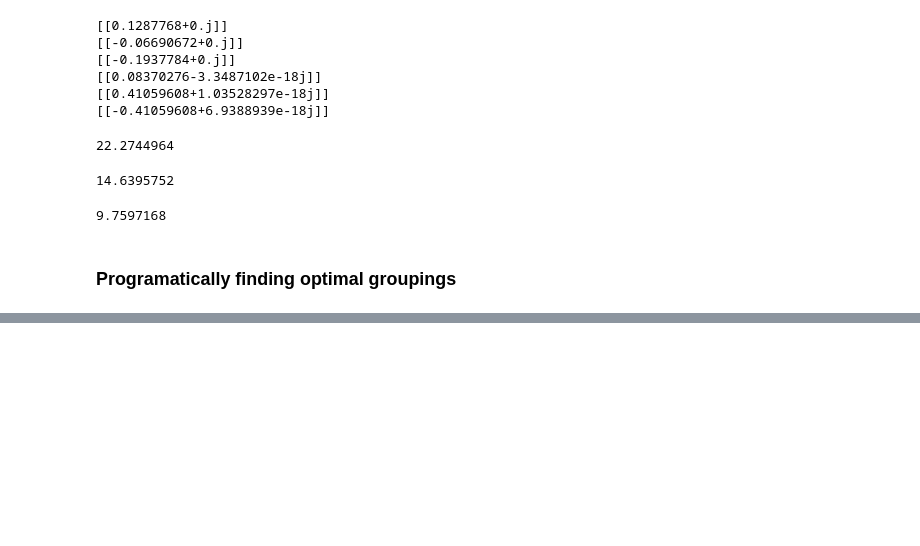
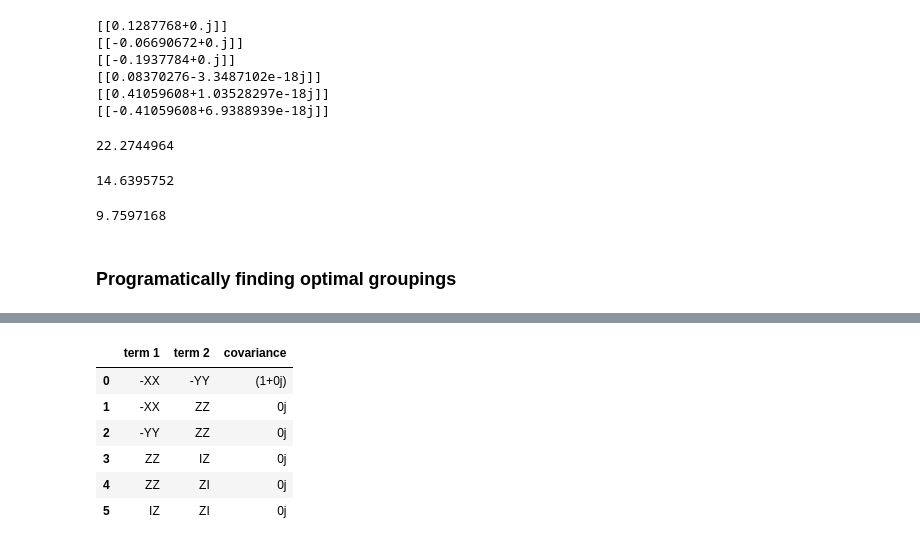
Before and after one commit to teaguetomesh/vqe-term-grouping, a Jupyter notebook: hamiltonian_statistics.ipynb, the cells around one changed output, grey strips where cells are left out. Cells and saved outputs as stored; diff of their text form; code cells hidden in the pictures; blank space fills up the shorter version.

```diff
--- a/hamiltonian_statistics.ipynb
+++ b/hamiltonian_statistics.ipynb
@@ -311,0 +312,22 @@ partition_list
+# %%
+# Helper function: print all pairwise covariances across commuting terms
+def pairwise_covariances_commuting_terms(term_set, state):
+    covariance_list = []
+    evaled_term_set = [eval(term) for term in term_set]
+    for i in range(len(evaled_term_set)):
+        for j in range(i+1, len(evaled_term_set)):
+            # evaluates to 1 if commuting, 0 if non-commuting
+            if np.array_equal(evaled_term_set[i] @ evaled_term_set[j],
+                               evaled_term_set[j] @ evaled_term_set[i]):
+                covariance_list.append([term_set[i], term_set[j], covariance(evaled_term_set[i], evaled_term_set[j], state).item()])
+    return(pd.DataFrame(covariance_list, columns=["term 1", "term 2", "covariance"]))
+# %%
+pairwise_covariances_commuting_terms(test_term_set, state)
+# %% [output]
+|  | term 1 | term 2 | covariance |
+| 0 | -XX | -YY | (1+0j) |
+| 1 | -XX | ZZ | 0j |
+| 2 | -YY | ZZ | 0j |
+| 3 | ZZ | IZ | 0j |
+| 4 | ZZ | ZI | 0j |
+| 5 | IZ | ZI | 0j |
```
Also changed, not shown: parts of 5 cells of this notebook.
